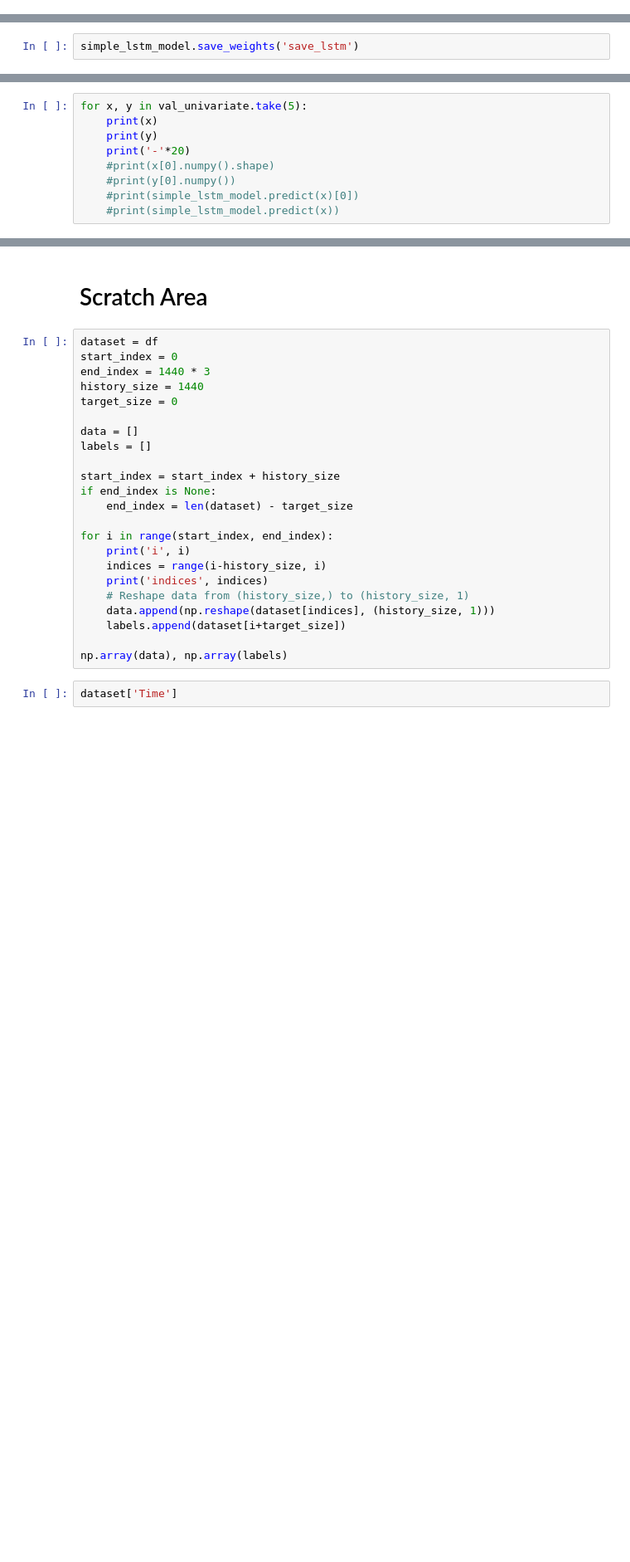
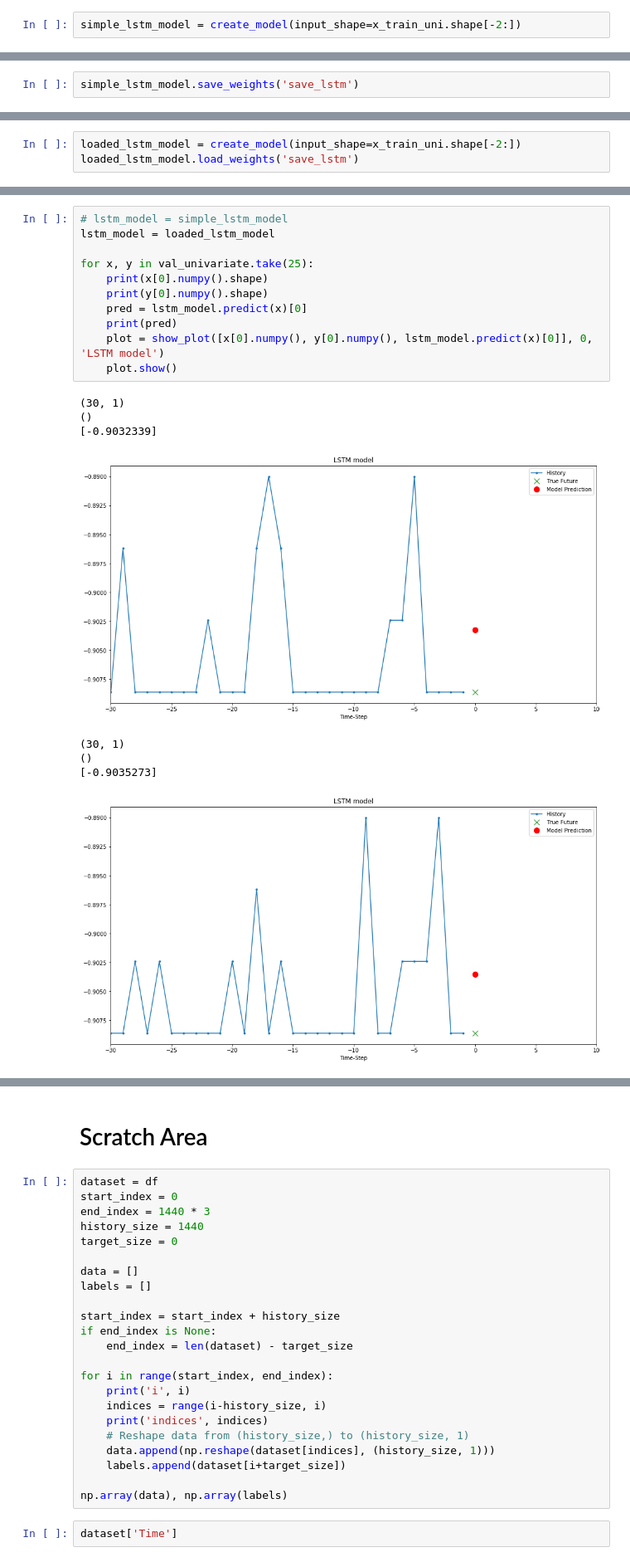
Before and after one commit to einarnn/analytics, a Jupyter notebook: tf-time-series.ipynb, the cells around one changed output, grey strips where cells are left out. Shown at 83% size. Saved outputs shown, nothing was run; the diff lists cells and outputs as text; blank space fills up the shorter version.

```diff
--- a/tf-time-series.ipynb
+++ b/tf-time-series.ipynb
@@ -215,0 +248,2 @@ simple_lstm_model.compile(optimizer='adam', loss='mae')
+# %%
+simple_lstm_model = create_model(input_shape=x_train_uni.shape[-2:])
@@ -255,0 +276,3 @@ loaded_lstm_model.load_weights('save_lstm')
+# %%
+loaded_lstm_model = create_model(input_shape=x_train_uni.shape[-2:])
+loaded_lstm_model.load_weights('save_lstm')
@@ -271,9 +304,20 @@ _________________________________________________________________
 # %%
-for x, y in val_univariate.take(5):
-    print(x)
-    print(y)
-    print('-'*20)
-    #print(x[0].numpy().shape)
-    #print(y[0].numpy())
-    #print(simple_lstm_model.predict(x)[0])
-    #print(simple_lstm_model.predict(x))
+# lstm_model = simple_lstm_model
+lstm_model = loaded_lstm_model
+
+for x, y in val_univariate.take(25):
+    print(x[0].numpy().shape)
+    print(y[0].numpy().shape)
+    pred = lstm_model.predict(x)[0]
+    print(pred)
+    plot = show_plot([x[0].numpy(), y[0].numpy(), lstm_model.predict(x)[0]], 0, 'LSTM model')
+    plot.show()
+# %% [output]
+(30, 1)
+()
+[-0.9032339]
+[figure, added]
+(30, 1)
+()
+[-0.9035273]
+[figure, added]
```
Also changed, not shown: parts of 32 cells of this notebook, 3 other files.
